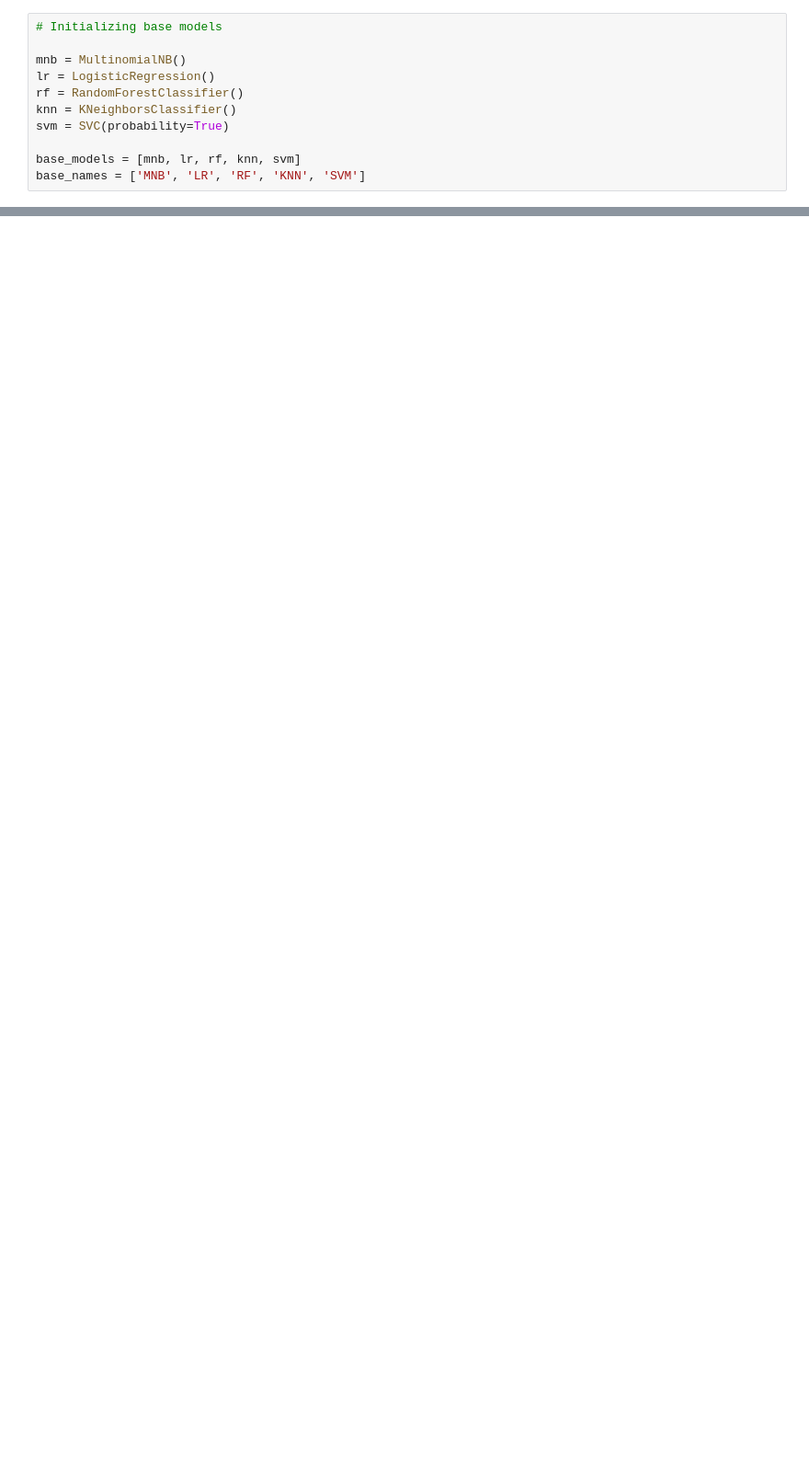
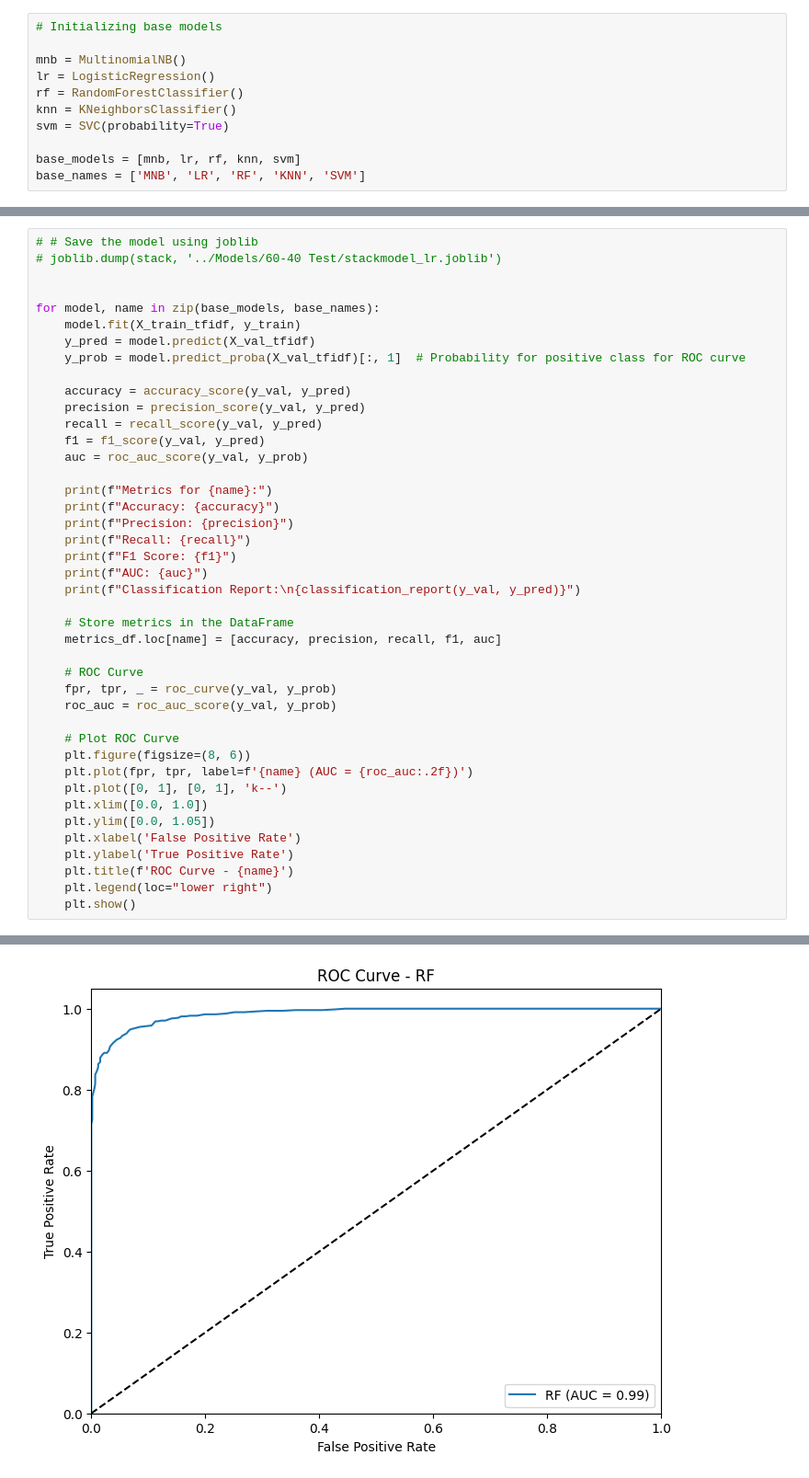
Before and after one commit to lendon08/thesis_factify, a Jupyter notebook: 60-40-10 Tests/60_40_lr.ipynb, the cells around one changed output, grey strips where cells are left out. Shown: that part at 92% size. Saved outputs shown, nothing was run; the diff lists cells and outputs as text; blank space fills up the shorter version.

```diff
--- a/60-40-10 Tests/60_40_lr.ipynb
+++ b/60-40-10 Tests/60_40_lr.ipynb
@@ -327,0 +308,43 @@ Stacking Model  0.956672  0.958261  0.954939  0.956597  0.991695
+# %%
+# # Save the model using joblib
+# joblib.dump(stack, '../Models/60-40 Test/stackmodel_lr.joblib')
+
+
+for model, name in zip(base_models, base_names):
+    model.fit(X_train_tfidf, y_train)
+    y_pred = model.predict(X_val_tfidf)
+    y_prob = model.predict_proba(X_val_tfidf)[:, 1]  # Probability for positive class for ROC curve
+
+    accuracy = accuracy_score(y_val, y_pred)
+    precision = precision_score(y_val, y_pred)
+    recall = recall_score(y_val, y_pred)
+    f1 = f1_score(y_val, y_pred)
+    auc = roc_auc_score(y_val, y_prob)
+
+    print(f"Metrics for {name}:")
+    print(f"Accuracy: {accuracy}")
+    print(f"Precision: {precision}")
+    print(f"Recall: {recall}")
+    print(f"F1 Score: {f1}")
+    print(f"AUC: {auc}")
+    print(f"Classification Report:\n{classification_report(y_val, y_pred)}")
+
+    # Store metrics in the DataFrame
+    metrics_df.loc[name] = [accuracy, precision, recall, f1, auc]
+
+    # ROC Curve
+    fpr, tpr, _ = roc_curve(y_val, y_prob)
+    roc_auc = roc_auc_score(y_val, y_prob)
+
+    # Plot ROC Curve
+    plt.figure(figsize=(8, 6))
+    plt.plot(fpr, tpr, label=f'{name} (AUC = {roc_auc:.2f})')
+    plt.plot([0, 1], [0, 1], 'k--')
+    plt.xlim([0.0, 1.0])
+    plt.ylim([0.0, 1.05])
+    plt.xlabel('False Positive Rate')
+    plt.ylabel('True Positive Rate')
+    plt.title(f'ROC Curve - {name}')
+    plt.legend(loc="lower right")
+    plt.show()
+# %% [output]
@@ -327,0 +398 @@ Stacking Model  0.956672  0.958261  0.954939  0.956597  0.991695
+[figure, added]
```
Also changed, not shown: parts of 11 cells of this notebook, 4 other files.
